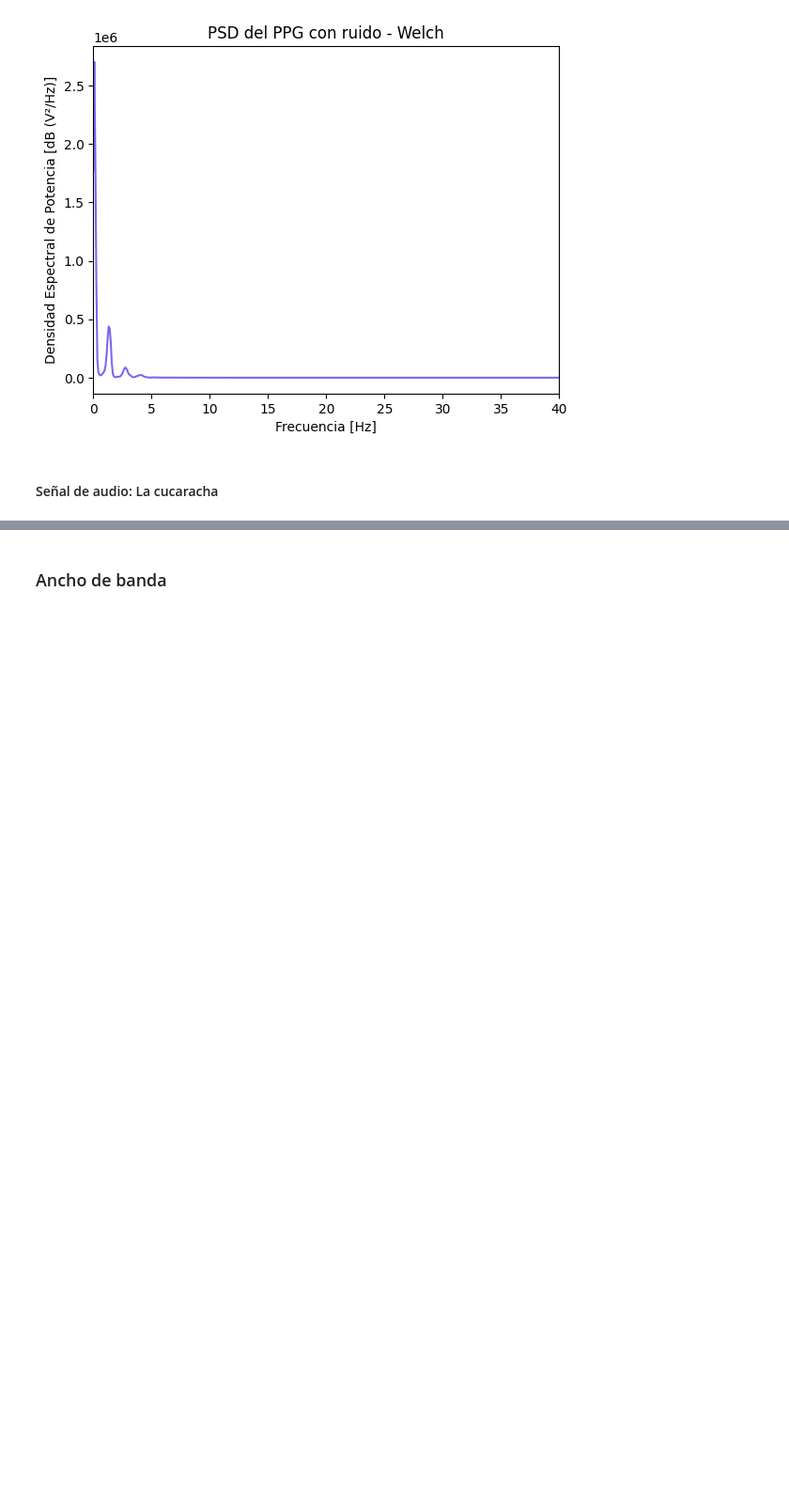
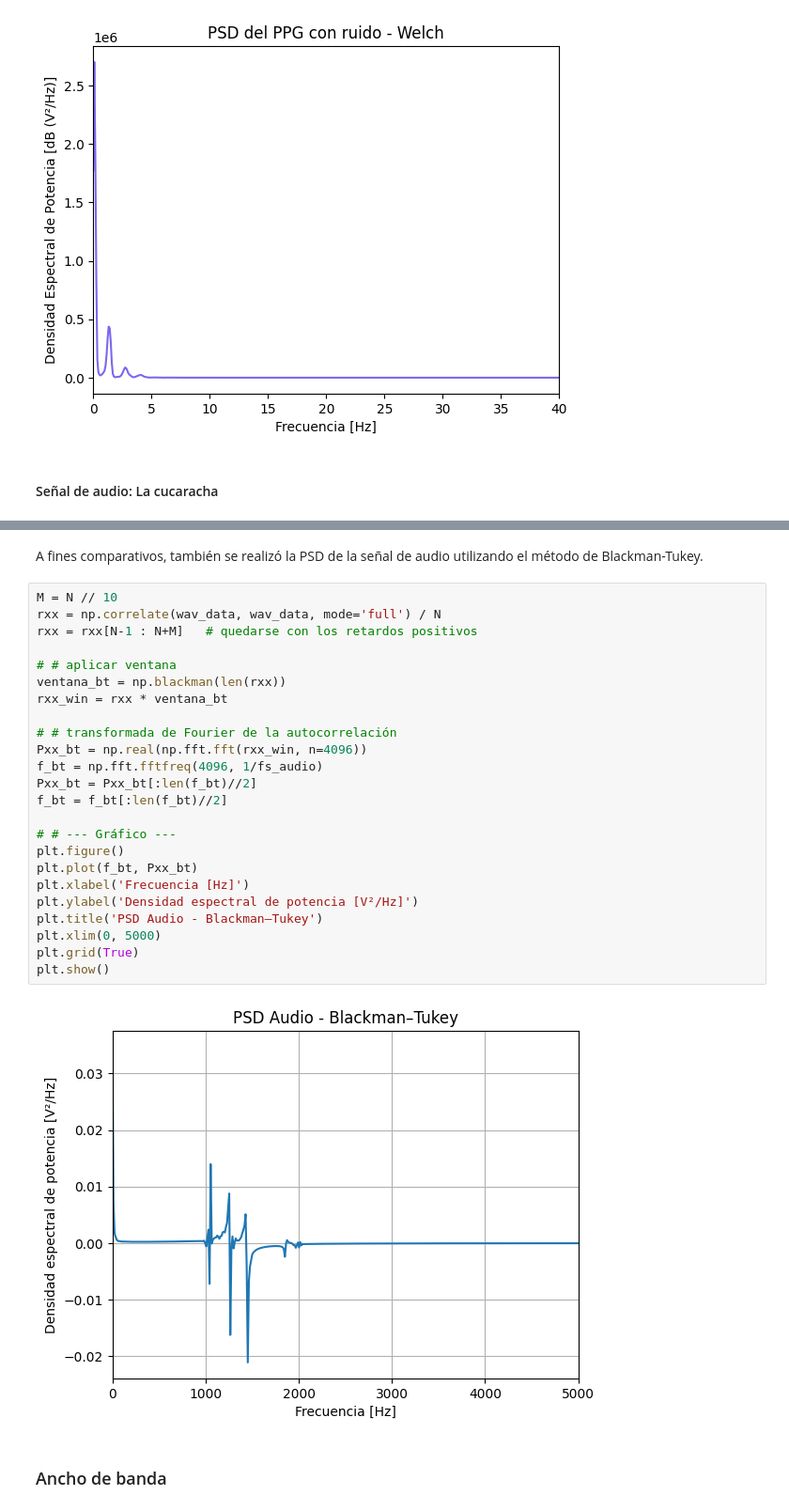
Before and after one commit to flalvarez/PDS, a Jupyter notebook: Cuadernos/TS4_EstimacionEspectral.ipynb, the cells around one changed output, grey strips where cells are left out. Shown at 94% size. Drawn from its saved outputs; the diff is of its cells as text; blank space fills up the shorter version.

```diff
--- a/Cuadernos/TS4_EstimacionEspectral.ipynb
+++ b/Cuadernos/TS4_EstimacionEspectral.ipynb
@@ -208,3 +208,31 @@ Ancho de banda del audio (99% potencia): 1974.6666666666665 Hz
+# %% [markdown]
+A fines comparativos, también se realizó la PSD de la señal de audio utilizando el método de Blackman-Tukey.
+# %%
+M = N // 10
+rxx = np.correlate(wav_data, wav_data, mode='full') / N
+rxx = rxx[N-1 : N+M]   # quedarse con los retardos positivos
+
+# # aplicar ventana
+ventana_bt = np.blackman(len(rxx))
+rxx_win = rxx * ventana_bt
+
+# # transformada de Fourier de la autocorrelación
+Pxx_bt = np.real(np.fft.fft(rxx_win, n=4096))
+f_bt = np.fft.fftfreq(4096, 1/fs_audio)
+Pxx_bt = Pxx_bt[:len(f_bt)//2]
+f_bt = f_bt[:len(f_bt)//2]
+
+# # --- Gráfico ---
+plt.figure()
+plt.plot(f_bt, Pxx_bt)
+plt.xlabel('Frecuencia [Hz]')
+plt.ylabel('Densidad espectral de potencia [V²/Hz]')
+plt.title('PSD Audio - Blackman–Tukey')
+plt.xlim(0, 5000)
+plt.grid(True)
+plt.show()
+# %% [output]
+[figure, added]
 # %% [markdown]
 ### Ancho de banda
 # %% [markdown]
```
Also changed, not shown: parts of 2 cells of this notebook.
